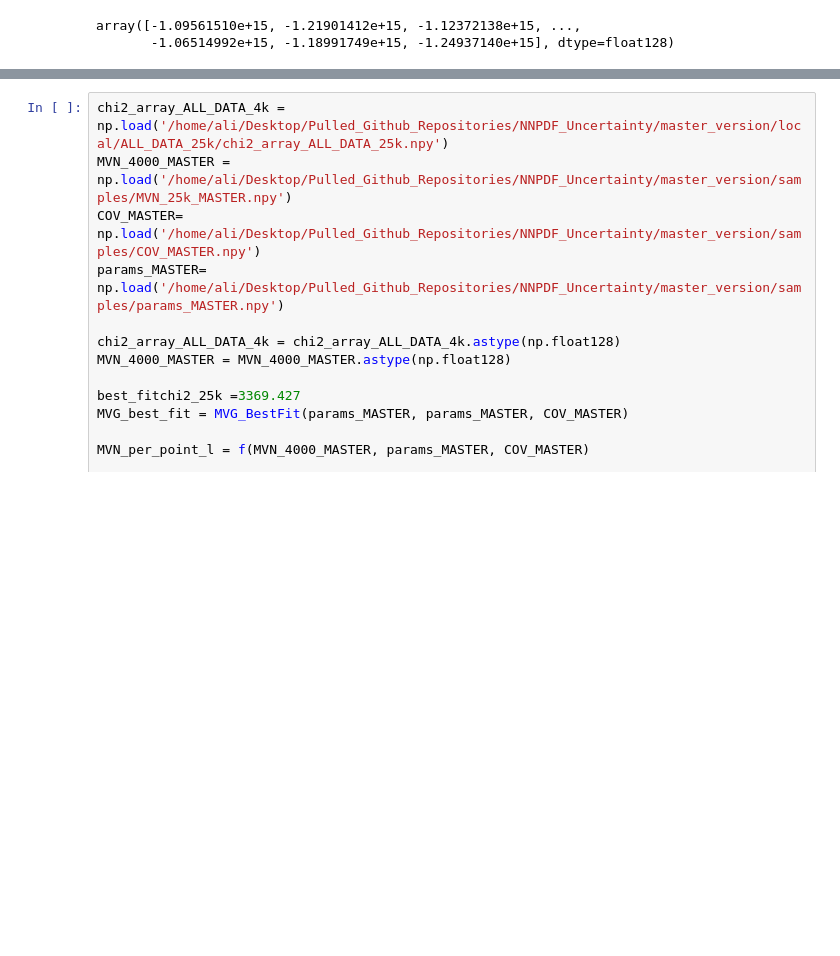
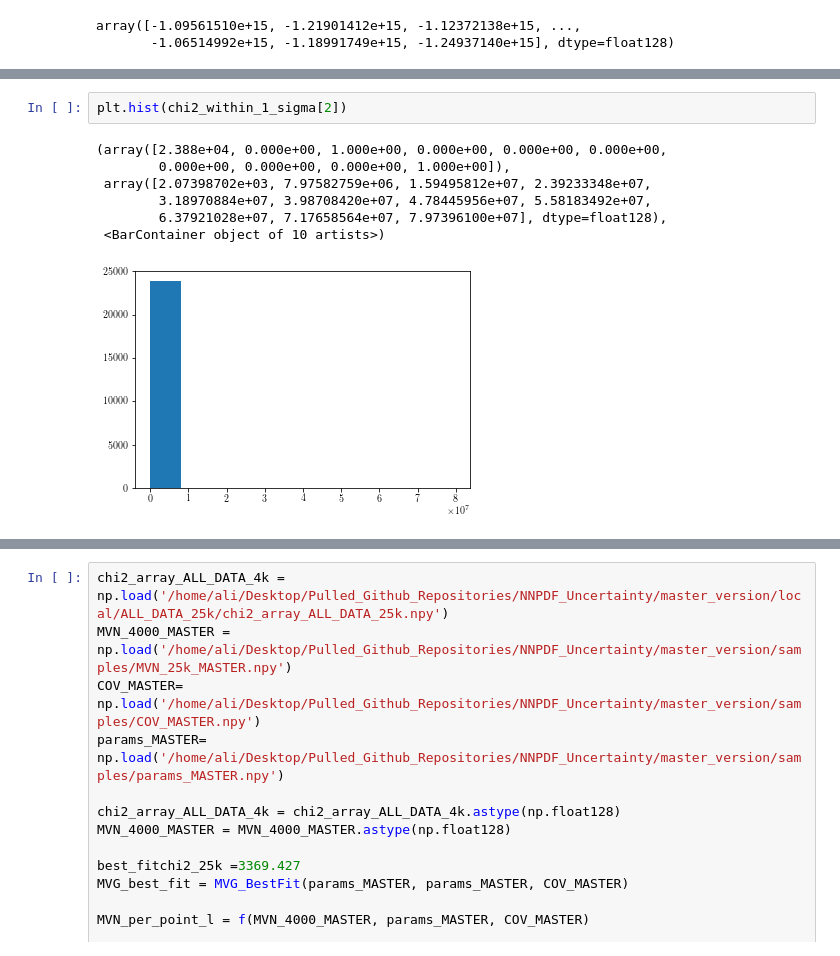
Before and after one commit to AliAlkadhim/PDF_Uncertainty, a Jupyter notebook: master_version/local/ALL_DATA_25k/Reweighting_2.ipynb, the cells around one changed output, grey strips where cells are left out. Saved outputs shown, nothing was run; the diff lists cells and outputs as text; blank space fills up the shorter version.

```diff
--- a/master_version/local/ALL_DATA_25k/Reweighting_2.ipynb
+++ b/master_version/local/ALL_DATA_25k/Reweighting_2.ipynb
@@ -385,3 +402,13 @@ plt.hist(chi2_within_1_sigma)
+# %%
+plt.hist(chi2_within_1_sigma[2])
+# %% [output]
+(array([2.388e+04, 0.000e+00, 1.000e+00, 0.000e+00, 0.000e+00, 0.000e+00,
+        0.000e+00, 0.000e+00, 0.000e+00, 1.000e+00]),
+ array([2.07398702e+03, 7.97582759e+06, 1.59495812e+07, 2.39233348e+07,
+        3.18970884e+07, 3.98708420e+07, 4.78445956e+07, 5.58183492e+07,
+        6.37921028e+07, 7.17658564e+07, 7.97396100e+07], dtype=float128),
+ <BarContainer object of 10 artists>)
+[figure, added]
 # %%
 
 
```
Also changed, not shown: parts of 7 cells of this notebook, 1 other file.
